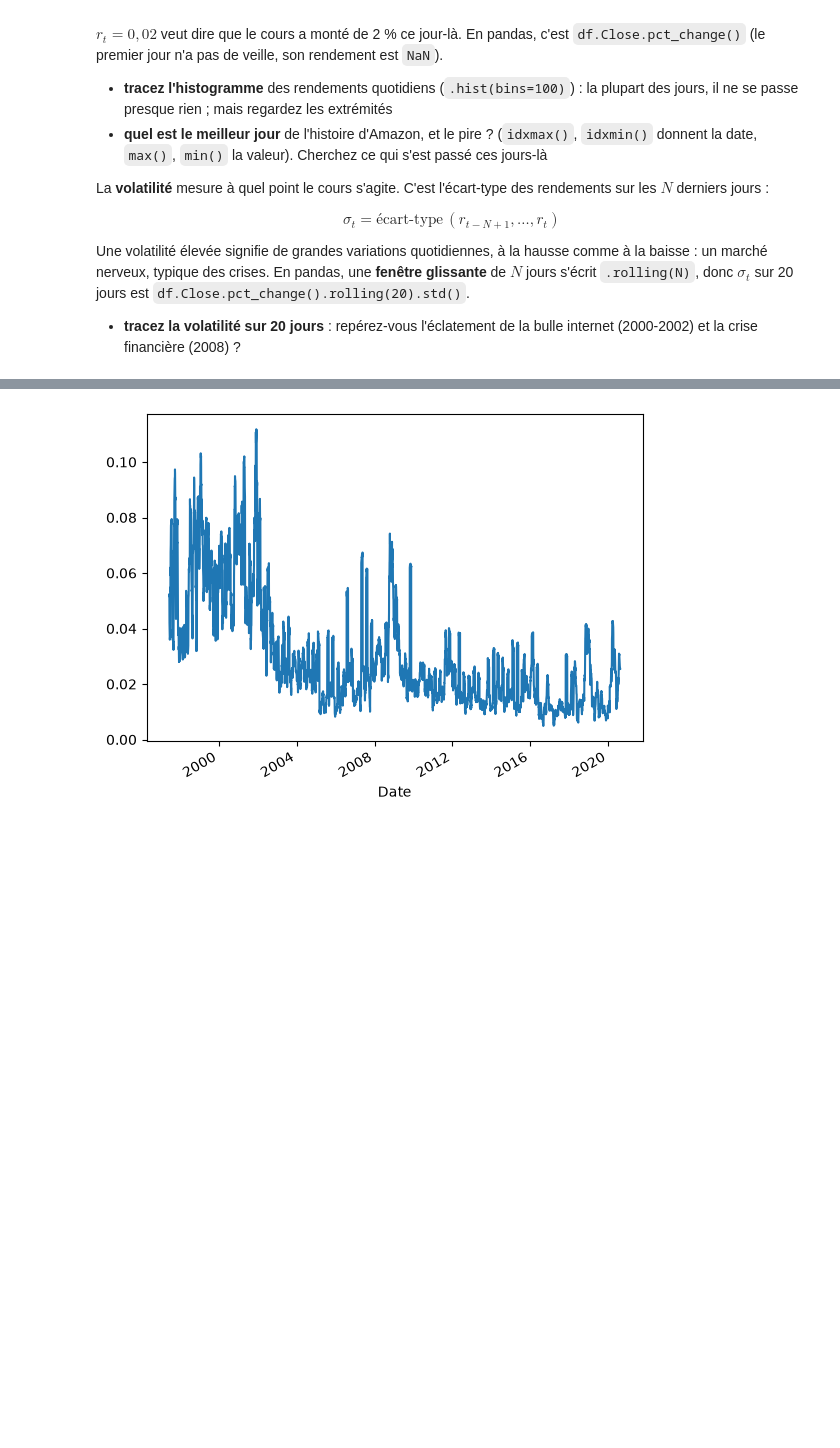
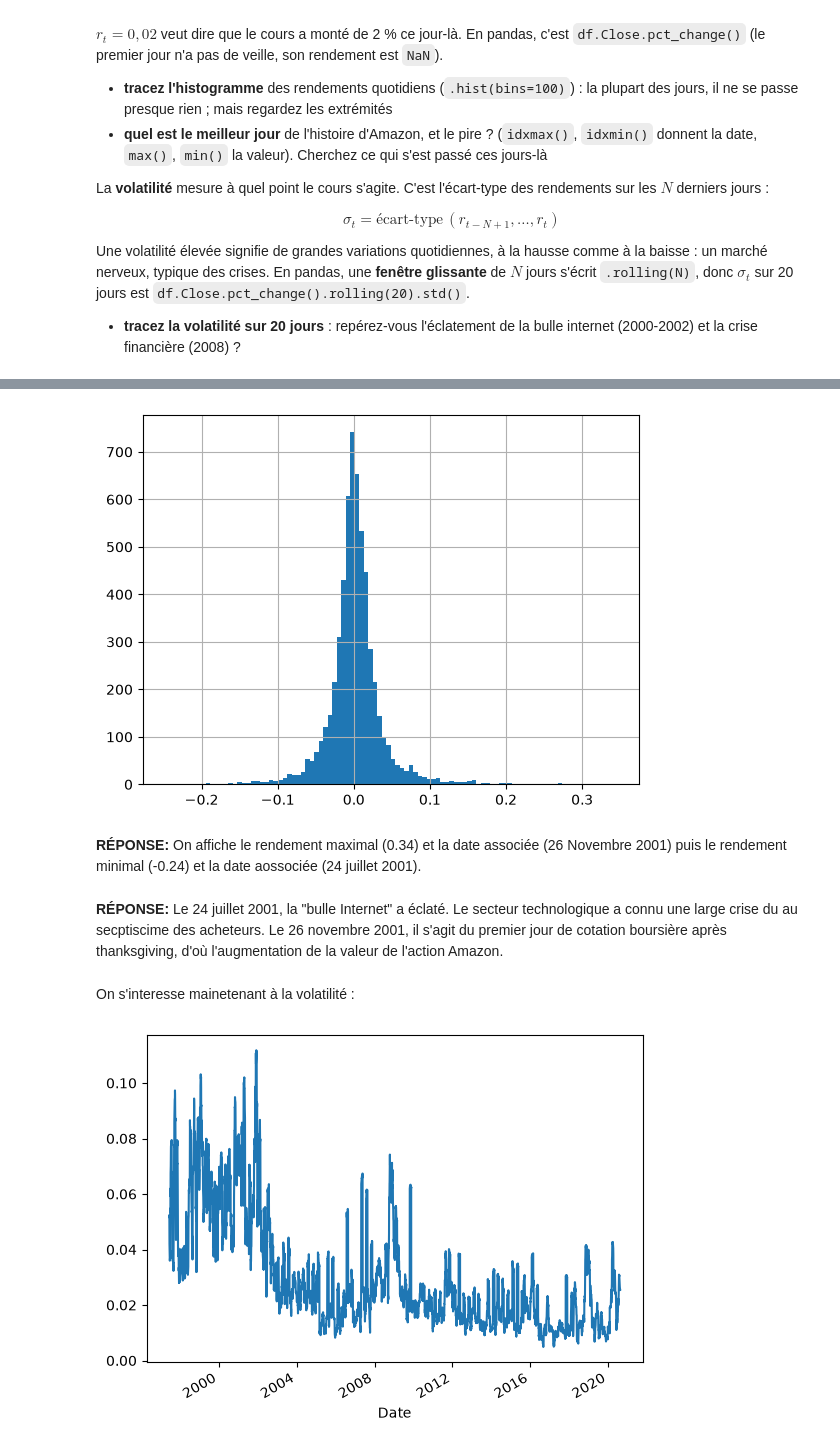
Before and after one commit to SIMVIA-lucas-sovre/projet-trading-pandas, a Jupyter notebook: groupe-4.ipynb, the cells around one changed output, grey strips where cells are left out. Saved outputs shown, nothing was run; the diff lists cells and outputs as text; code cells hidden in the pictures; blank space fills up the shorter version.

```diff
--- a/groupe-4.ipynb
+++ b/groupe-4.ipynb
@@ -162,3 +164,8 @@ Une volatilité élevée signifie de grandes variations quotidiennes, à la haus
 En pandas, une **fenêtre glissante** de $N$ jours s'écrit `.rolling(N)`, donc $\sigma_t$ sur 20 jours est `df.Close.pct_change().rolling(20).std()`.
 
 - **tracez la volatilité sur 20 jours** : repérez-vous l'éclatement de la bulle internet (2000-2002) et la crise financière (2008) ?
+# %%
+dt = df.Close.pct_change()
+dt.hist(bins=100)
+print(dt.max(),dt.idxmax(),dt.min(), dt.idxmin())
+# %% [output]
@@ -165,3 +173,11 @@ En pandas, une **fenêtre glissante** de $N$ jours s'écrit `.rolling(N)`, donc
+[figure, added]
+# %% [markdown]
+**RÉPONSE:** On affiche le rendement maximal (0.34) et la date associée (26 Novembre 2001) puis le rendement minimal (-0.24) et la date aossociée (24 juillet 2001).
+# %% [markdown]
+**RÉPONSE:** Le 24 juillet 2001, la "bulle Internet" a éclaté. Le secteur technologique a connu une large crise du au secptiscime des acheteurs.
+Le 26 novembre 2001, il s'agit du premier jour de cotation boursière après thanksgiving, d'où l'augmentation de la valeur de l'action Amazon.
+# %% [markdown]
+On s'interesse mainetenant à la volatilité :
 # %%
 vlt = df.Close.pct_change().rolling(20).std().plot()
 # %% [output]
```
Also changed, not shown: parts of 22 cells of this notebook.
